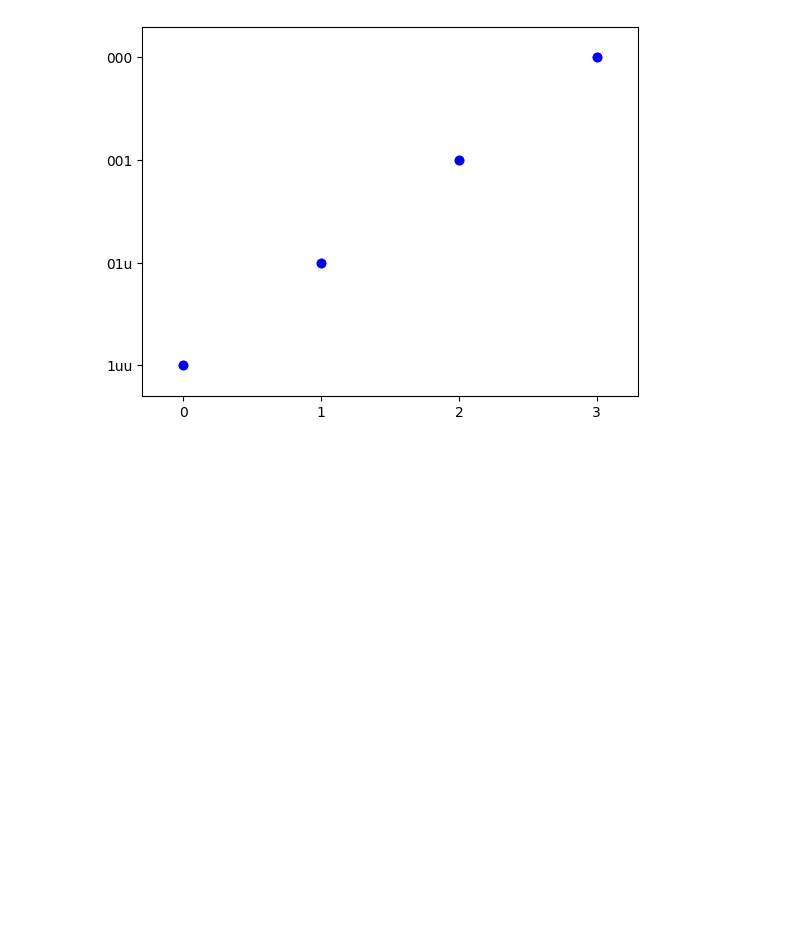
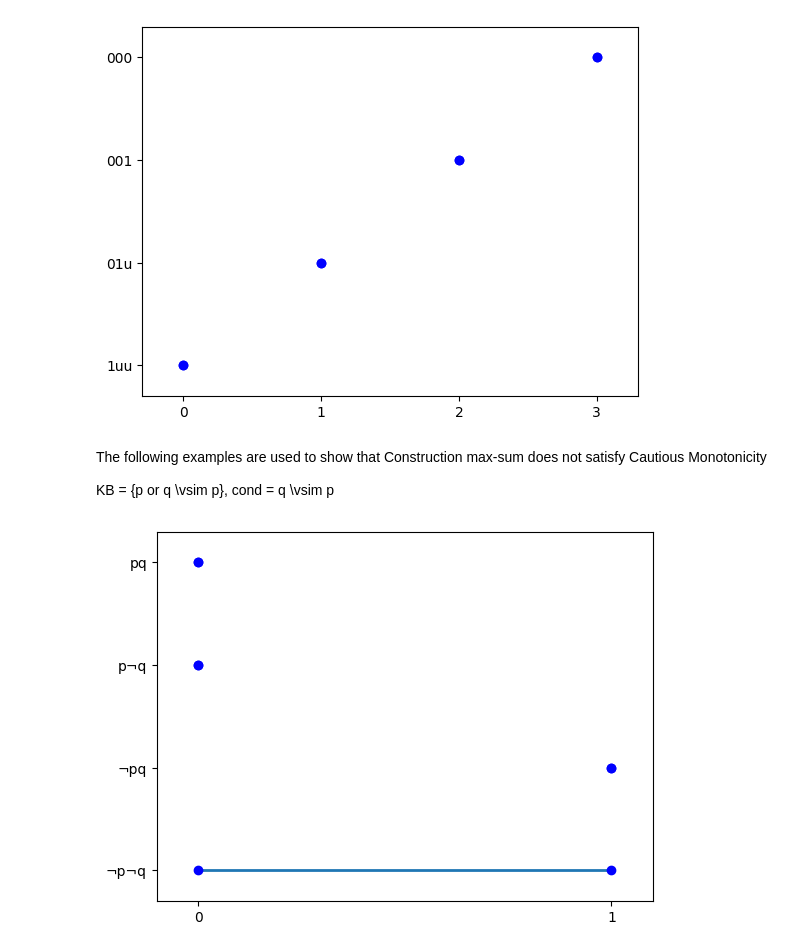
Before and after one commit to mihaicraciun2002/conditional-reasoning-tools, a Jupyter notebook: rational_closures_vectorised_valuations_gdrive.ipynb, the cells around one changed output. Saved outputs shown, nothing was run; the diff lists cells and outputs as text; code cells hidden in the pictures; blank space fills up the shorter version.

```diff
--- a/rational_closures_vectorised_valuations_gdrive.ipynb
+++ b/rational_closures_vectorised_valuations_gdrive.ipynb
@@ -247,3 +247,11 @@ Rank for valuation 01u is 1
 Rank for valuation 001 is 2
 Rank for valuation 000 is 3
 [figure]
+# %% [markdown]
+The following examples are used to show that Construction max-sum does not satisfy Cautious Monotonicity
+
+KB = {p or q \vsim p}, cond = q \vsim p
+# %%
+display_raw(["pq", "p¬q", "¬pq", "¬p¬q"], [(0, 0), (0, 0), (1, 1), (0, 1)])
+# %% [output]
+[figure, added]
```
Also changed, not shown: parts of 15 cells of this notebook.
